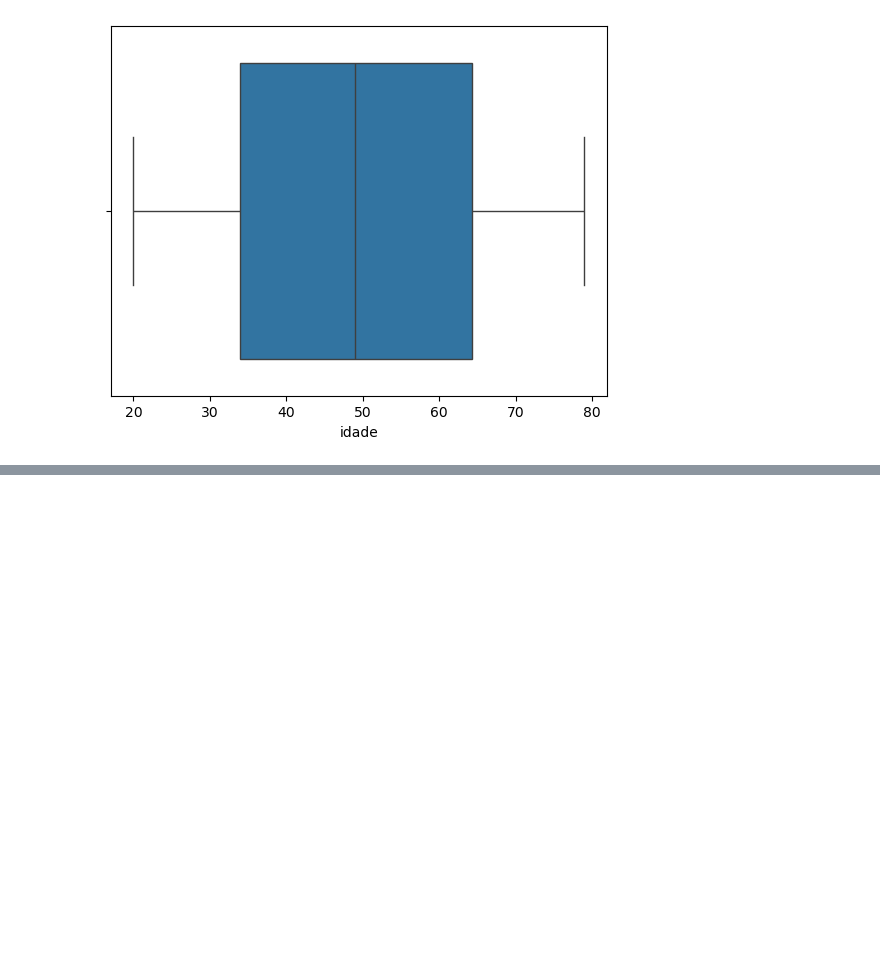
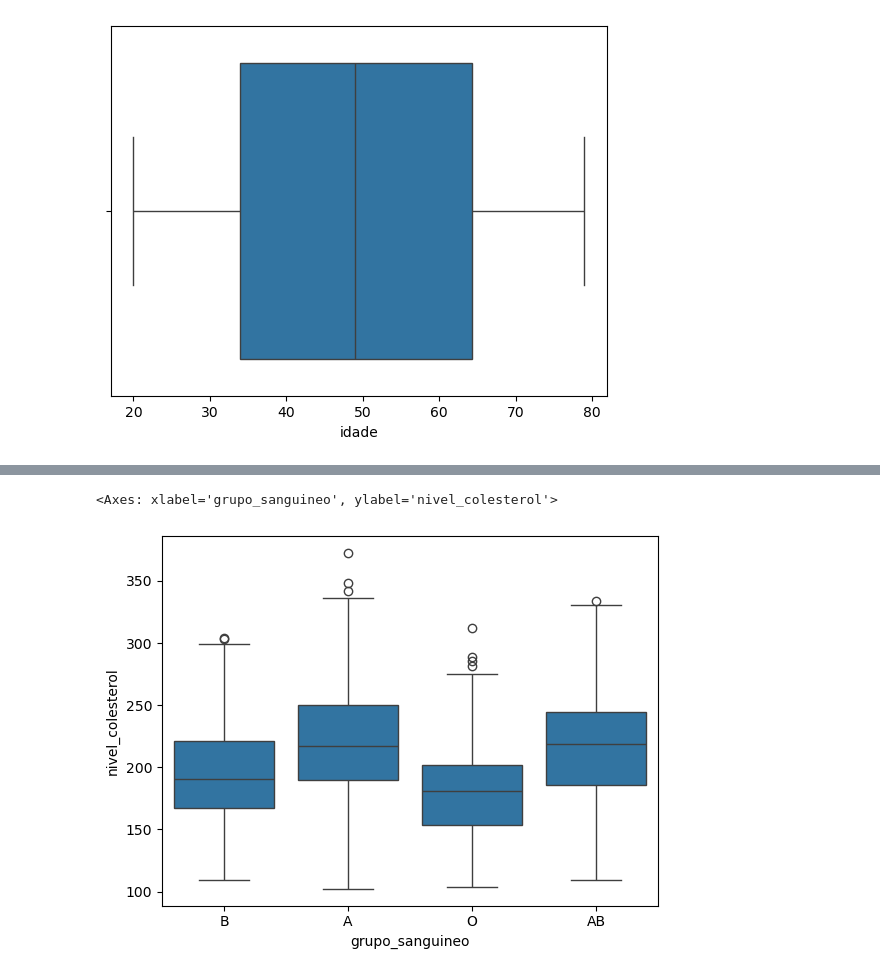
Before and after one commit to gcoelho3008/regressao_linear_multipla_nivel_colesterol, a Jupyter notebook: modelo_colesterol.ipynb, the cells around one changed output, grey strips where cells are left out. Drawn from its saved outputs; the diff is of its cells as text; code cells hidden in the pictures; blank space fills up the shorter version.

```diff
--- a/modelo_colesterol.ipynb
+++ b/modelo_colesterol.ipynb
@@ -176,0 +200,9 @@ sns.boxplot(data=df_colesterol_eda, x='peso')
+# %%
+# Remover o público do Dataframe
+df_colesterol_eda.drop(df_colesterol_eda[df_colesterol_eda['peso'] < 40].index, axis=0, inplace=True)
+# %%
+#cruzzamento de variáveis
+sns.boxplot(data=df_colesterol_eda, x='grupo_sanguineo', y='nivel_colesterol')
+# %% [output]
+<Axes: xlabel='grupo_sanguineo', ylabel='nivel_colesterol'>
+[figure, added]
```
Also changed, not shown: parts of 27 cells of this notebook.
